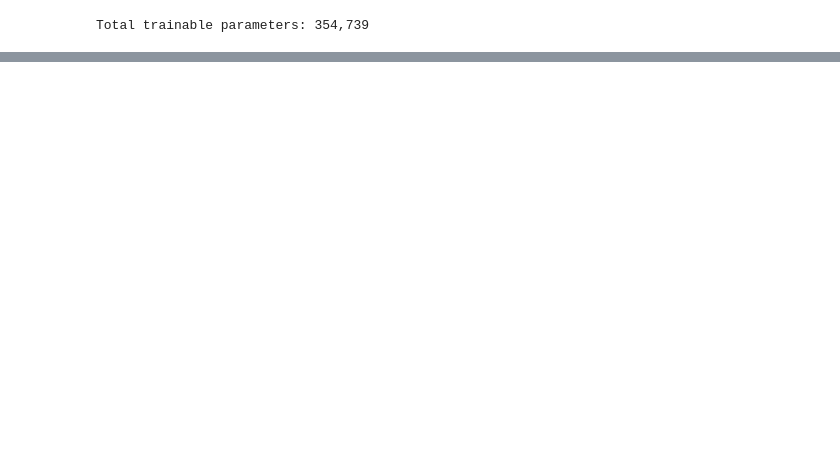
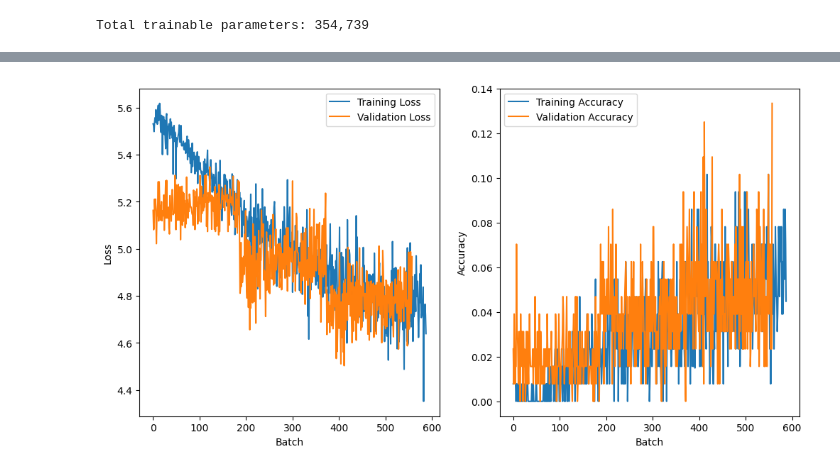
Before and after one commit to Alexd1303/FoodClassification, a Jupyter notebook: main.ipynb, the cells around one changed output, grey strips where cells are left out. Cells and saved outputs as stored; diff of their text form; code cells hidden in the pictures; blank space fills up the shorter version.

```diff
--- a/main.ipynb
+++ b/main.ipynb
@@ -224,0 +256,18 @@ Validation Accuracy: 0.41%
+# %%
+#plot losses and accuracies
+plt.figure(figsize=(12, 6))
+plt.subplot(1, 2, 1)
+plt.plot(training_per_batch_losses, label='Training Loss')
+plt.plot(validation_per_batch_losses, label='Validation Loss')
+plt.xlabel('Batch')
+plt.ylabel('Loss')
+plt.legend()
+plt.subplot(1, 2, 2)
+plt.plot(training_per_batch_accuracies, label='Training Accuracy')
+plt.plot(validation_per_batch_accuracies, label='Validation Accuracy')
+plt.xlabel('Batch')
+plt.ylabel('Accuracy')
+plt.legend()
+plt.show()
+# %% [output]
+[figure, added]
```
Also changed, not shown: parts of 6 cells of this notebook, 2 other files.
